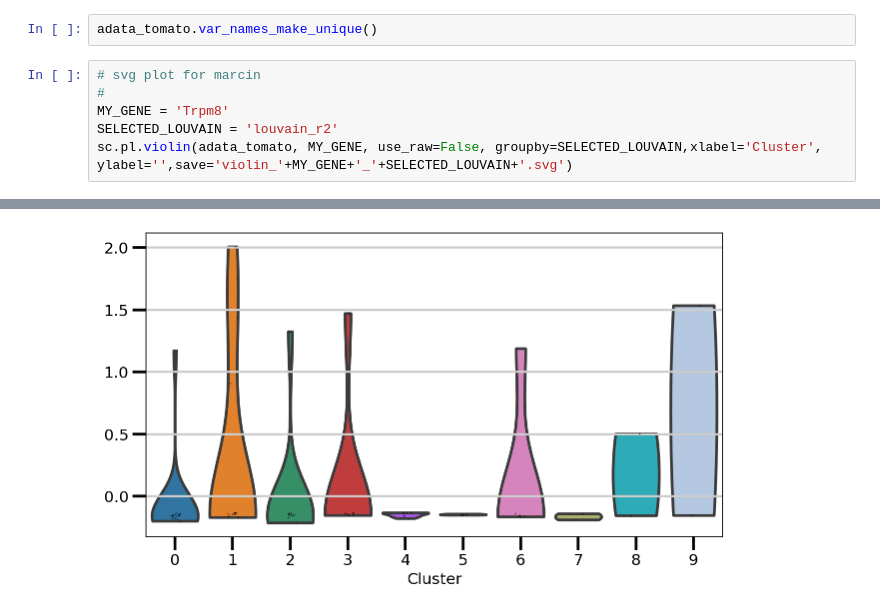
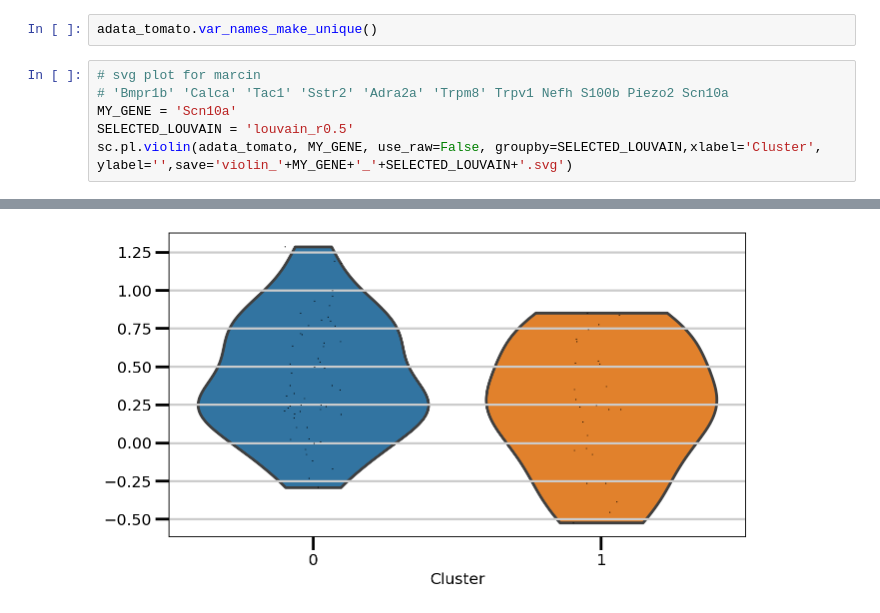
Before and after one commit to ilo21/single_cell_sequencing, a Jupyter notebook: from_rds_9_tomato.ipynb, the cells around one changed output, grey strips where cells are left out. Saved outputs shown, nothing was run; the diff lists cells and outputs as text.

```diff
--- a/from_rds_9_tomato.ipynb
+++ b/from_rds_9_tomato.ipynb
@@ -207,8 +207,8 @@ scipy.io.savemat(os.path.join(input_path , matlab_matrix_file_name+"_"+str(today
 adata_tomato.var_names_make_unique()
 # %%
 # svg plot for marcin
-#
-MY_GENE = 'Trpm8'
-SELECTED_LOUVAIN = 'louvain_r2'
+# 'Bmpr1b' 'Calca' 'Tac1' 'Sstr2' 'Adra2a' 'Trpm8' Trpv1 Nefh S100b Piezo2 Scn10a
+MY_GENE = 'Scn10a'
+SELECTED_LOUVAIN = 'louvain_r0.5'
 sc.pl.violin(adata_tomato, MY_GENE, use_raw=False, groupby=SELECTED_LOUVAIN,xlabel='Cluster', ylabel='',save='violin_'+MY_GENE+'_'+SELECTED_LOUVAIN+'.svg')
 # %% [output]
@@ -216 +216 @@ WARNING: saving figure to file figures/violinviolin_Trpm8_louvain_r2.svg
-[figure, old version]
+[figure, new version]
```
Also changed, not shown: parts of 1 cell of this notebook, 3 other files.
